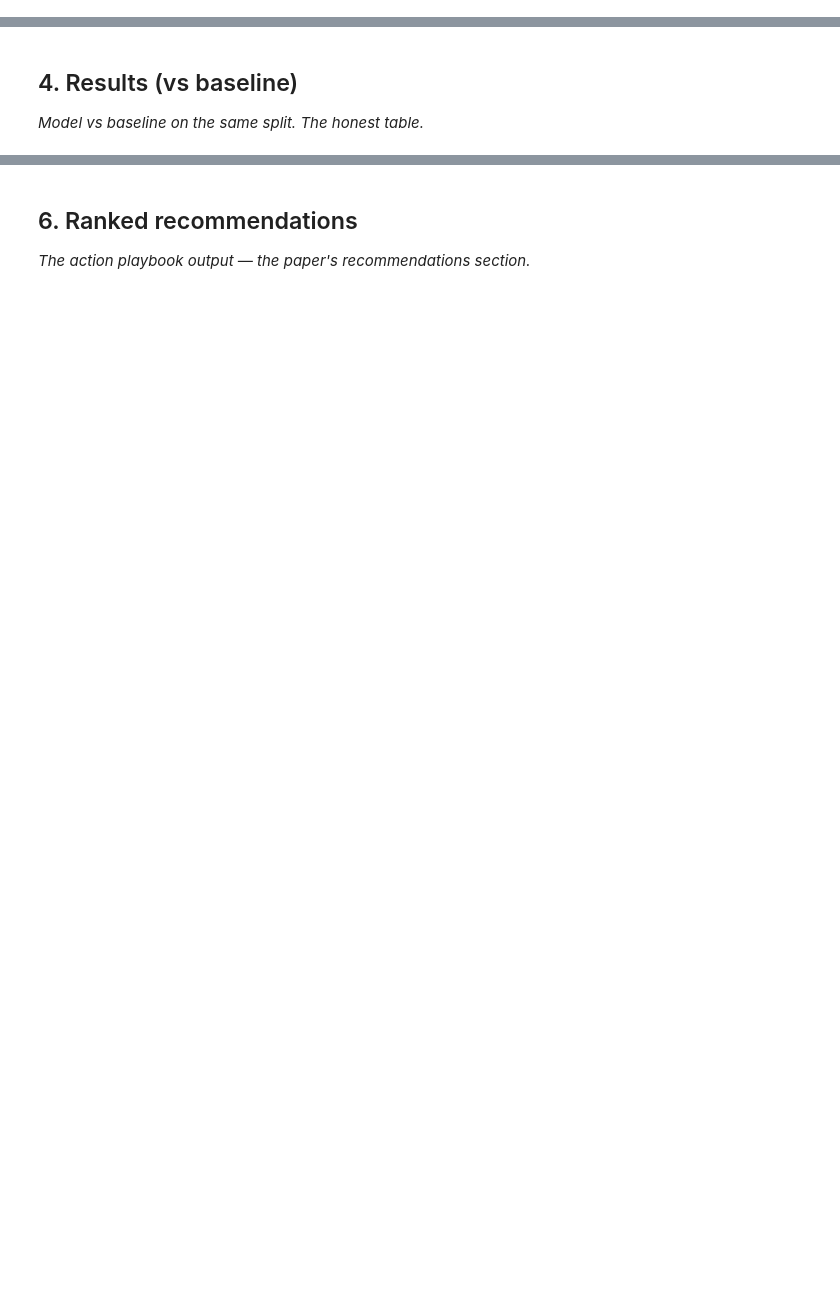
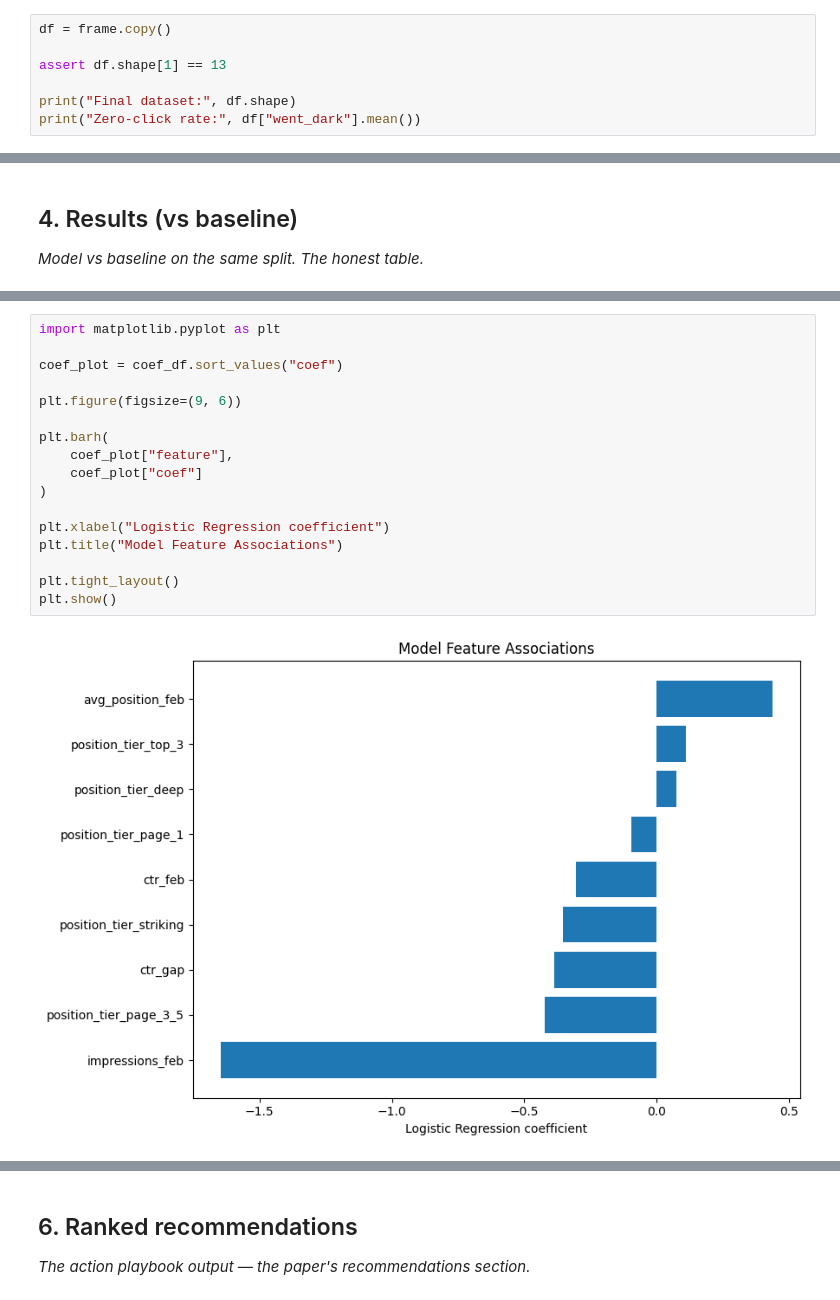
Before and after one commit to shahzamanjatoi/flyrank-ml-internship, a Jupyter notebook: work/notebooks/capstone.ipynb, the cells around one changed output, grey strips where cells are left out. Drawn from its saved outputs; the diff is of its cells as text; blank space fills up the shorter version.

```diff
--- a/work/notebooks/capstone.ipynb
+++ b/work/notebooks/capstone.ipynb
@@ -16,0 +188,7 @@ This skeleton is yours to fill. Work the sections **in order** — each one has
+# %%
+df = frame.copy()
+
+assert df.shape[1] == 13
+
+print("Final dataset:", df.shape)
+print("Zero-click rate:", df["went_dark"].mean())
@@ -28,0 +604,19 @@ This skeleton is yours to fill. Work the sections **in order** — each one has
+# %%
+import matplotlib.pyplot as plt
+
+coef_plot = coef_df.sort_values("coef")
+
+plt.figure(figsize=(9, 6))
+
+plt.barh(
+    coef_plot["feature"],
+    coef_plot["coef"]
+)
+
+plt.xlabel("Logistic Regression coefficient")
+plt.title("Model Feature Associations")
+
+plt.tight_layout()
+plt.show()
+# %% [output]
+[figure, added]
```
Also changed, not shown: parts of 33 cells of this notebook.
